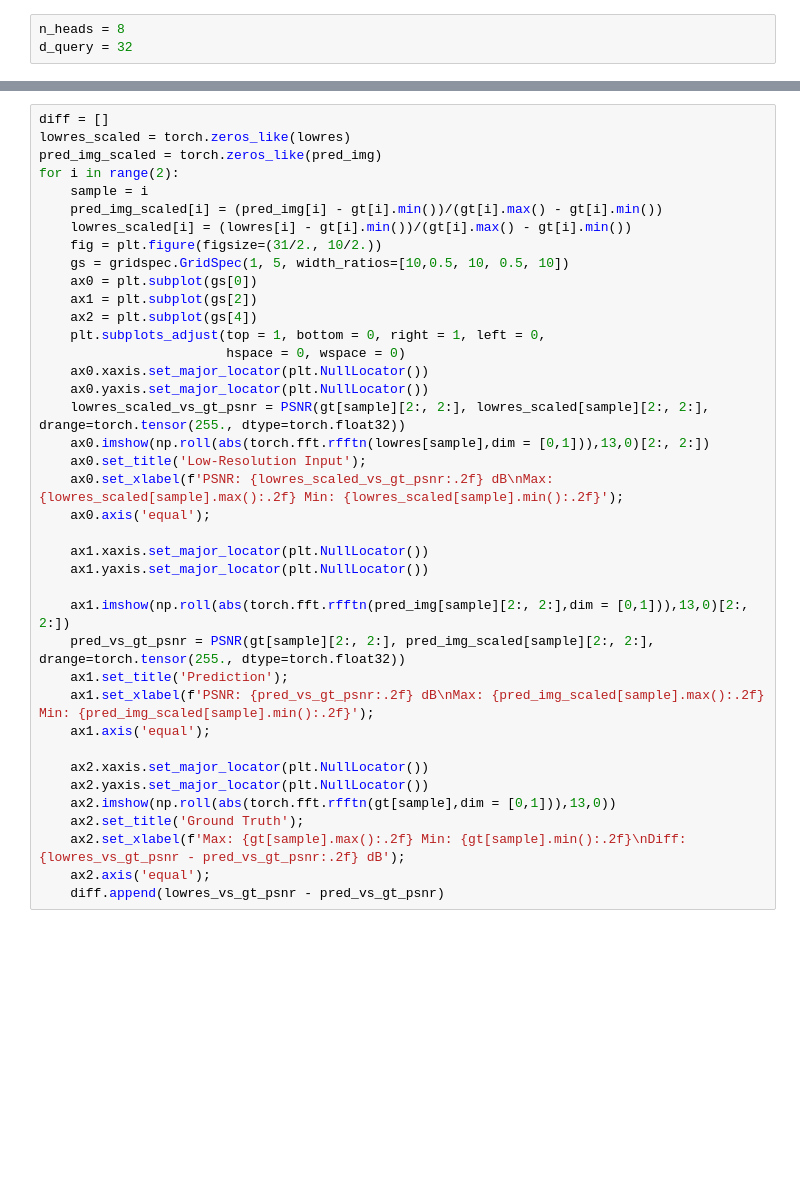
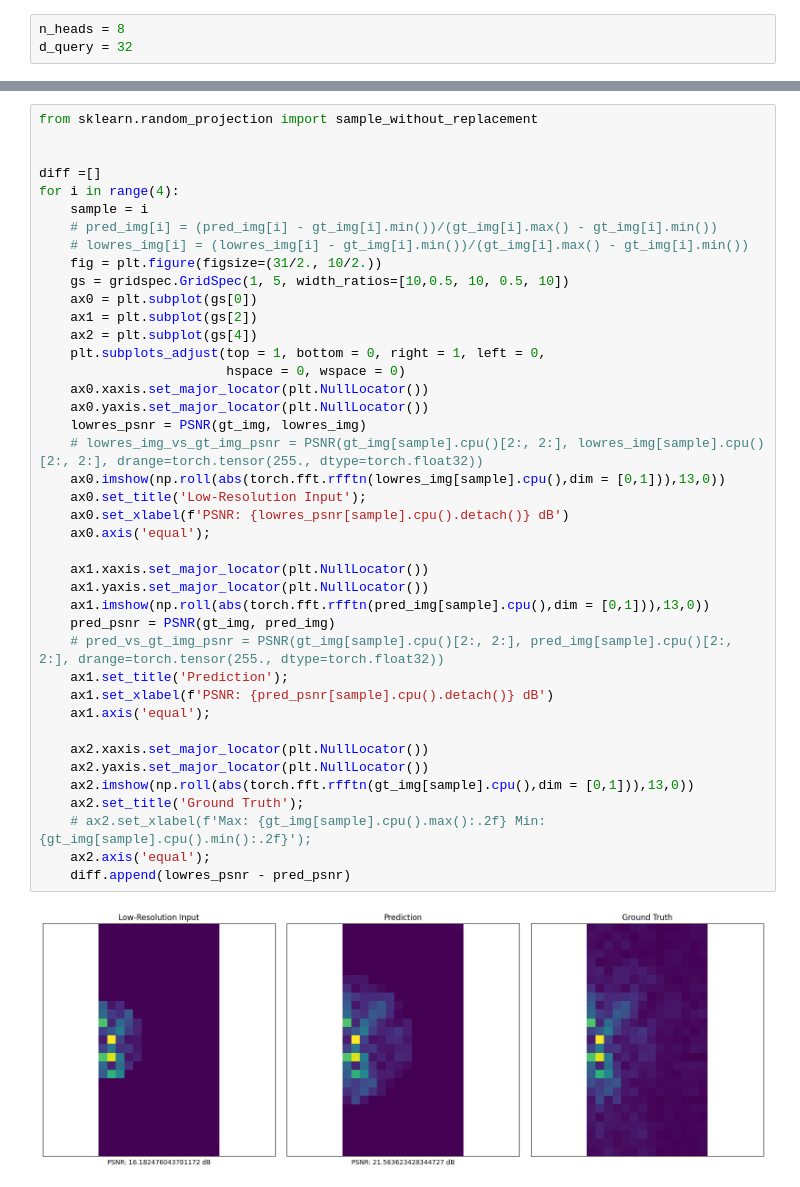
Before and after one commit to AmanKukde/FourierImageTransformer, a Jupyter notebook: examples/Super-Resolution - MNIST Example.ipynb, the cells around one changed output, grey strips where cells are left out. Saved outputs shown, nothing was run; the diff lists cells and outputs as text; blank space fills up the shorter version.

```diff
--- a/examples/Super-Resolution - MNIST Example.ipynb
+++ b/examples/Super-Resolution - MNIST Example.ipynb
@@ -154,39 +189,43 @@ for i in range(2):
 # %%
-diff = []
-lowres_scaled = torch.zeros_like(lowres)
-pred_img_scaled = torch.zeros_like(pred_img)
-for i in range(2):
+from sklearn.random_projection import sample_without_replacement
+
+
+diff =[]
+for i in range(4):
     sample = i
-    pred_img_scaled[i] = (pred_img[i] - gt[i].min())/(gt[i].max() - gt[i].min())
-    lowres_scaled[i] = (lowres[i] - gt[i].min())/(gt[i].max() - gt[i].min())
+    # pred_img[i] = (pred_img[i] - gt_img[i].min())/(gt_img[i].max() - gt_img[i].min())
+    # lowres_img[i] = (lowres_img[i] - gt_img[i].min())/(gt_img[i].max() - gt_img[i].min())
     fig = plt.figure(figsize=(31/2., 10/2.))
     gs = gridspec.GridSpec(1, 5, width_ratios=[10,0.5, 10, 0.5, 10])
     ax0 = plt.subplot(gs[0])
     ax1 = plt.subplot(gs[2])
     ax2 = plt.subplot(gs[4])
     plt.subplots_adjust(top = 1, bottom = 0, right = 1, left = 0,
                         hspace = 0, wspace = 0)
     ax0.xaxis.set_major_locator(plt.NullLocator())
     ax0.yaxis.set_major_locator(plt.NullLocator())
-    lowres_scaled_vs_gt_psnr = PSNR(gt[sample][2:, 2:], lowres_scaled[sample][2:, 2:], drange=torch.tensor(255., dtype=torch.float32))
-    ax0.imshow(np.roll(abs(torch.fft.rfftn(lowres[sample],dim = [0,1])),13,0)[2:, 2:])
+    lowres_psnr = PSNR(gt_img, lowres_img)
+    # lowres_img_vs_gt_img_psnr = PSNR(gt_img[sample].cpu()[2:, 2:], lowres_img[sample].cpu()[2:, 2:], drange=torch.tensor(255., dtype=torch.float32))
+    ax0.imshow(np.roll(abs(torch.fft.rfftn(lowres_img[sample].cpu(),dim = [0,1])),13,0))
     ax0.set_title('Low-Resolution Input');
-    ax0.set_xlabel(f'PSNR: {lowres_scaled_vs_gt_psnr:.2f} dB\nMax: {lowres_scaled[sample].max():.2f} Min: {lowres_scaled[sample].min():.2f}');
+    ax0.set_xlabel(f'PSNR: {lowres_psnr[sample].cpu().detach()} dB')
     ax0.axis('equal');
 
     ax1.xaxis.set_major_locator(plt.NullLocator())
     ax1.yaxis.set_major_locator(plt.NullLocator())
-
-    ax1.imshow(np.roll(abs(torch.fft.rfftn(pred_img[sample][2:, 2:],dim = [0,1])),13,0)[2:, 2:])
-    pred_vs_gt_psnr = PSNR(gt[sample][2:, 2:], pred_img_scaled[sample][2:, 2:], drange=torch.tensor(255., dtype=torch.float32))
+    ax1.imshow(np.roll(abs(torch.fft.rfftn(pred_img[sample].cpu(),dim = [0,1])),13,0))
+    pred_psnr = PSNR(gt_img, pred_img)
+    # pred_vs_gt_img_psnr = PSNR(gt_img[sample].cpu()[2:, 2:], pred_img[sample].cpu()[2:, 2:], drange=torch.tensor(255., dtype=torch.float32))
     ax1.set_title('Prediction');
-    ax1.set_xlabel(f'PSNR: {pred_vs_gt_psnr:.2f} dB\nMax: {pred_img_scaled[sample].max():.2f} Min: {pred_img_scaled[sample].min():.2f}');
+    ax1.set_xlabel(f'PSNR: {pred_psnr[sample].cpu().detach()} dB')
     ax1.axis('equal');
 
     ax2.xaxis.set_major_locator(plt.NullLocator())
     ax2.yaxis.set_major_locator(plt.NullLocator())
-    ax2.imshow(np.roll(abs(torch.fft.rfftn(gt[sample],dim = [0,1])),13,0))
+    ax2.imshow(np.roll(abs(torch.fft.rfftn(gt_img[sample].cpu(),dim = [0,1])),13,0))
     ax2.set_title('Ground Truth');
-    ax2.set_xlabel(f'Max: {gt[sample].max():.2f} Min: {gt[sample].min():.2f}\nDiff: {lowres_vs_gt_psnr - pred_vs_gt_psnr:.2f} dB');
+    # ax2.set_xlabel(f'Max: {gt_img[sample].cpu().max():.2f} Min: {gt_img[sample].cpu().min():.2f}');
     ax2.axis('equal');
-    diff.append(lowres_vs_gt_psnr - pred_vs_gt_psnr)
+    diff.append(lowres_psnr - pred_psnr)
+# %% [output]
+[figure, added]
```
Also changed, not shown: parts of 25 cells of this notebook, 7 other files.
